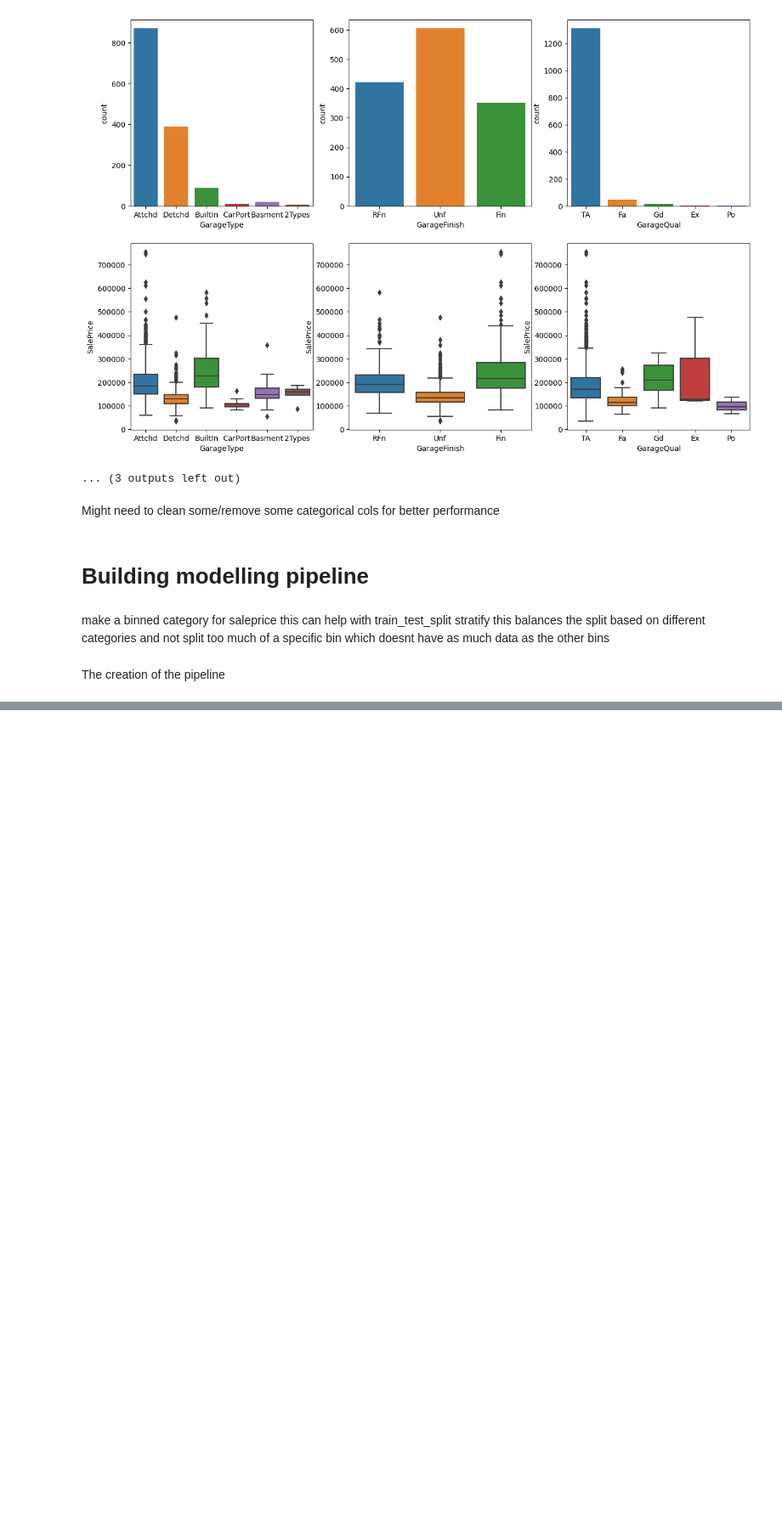
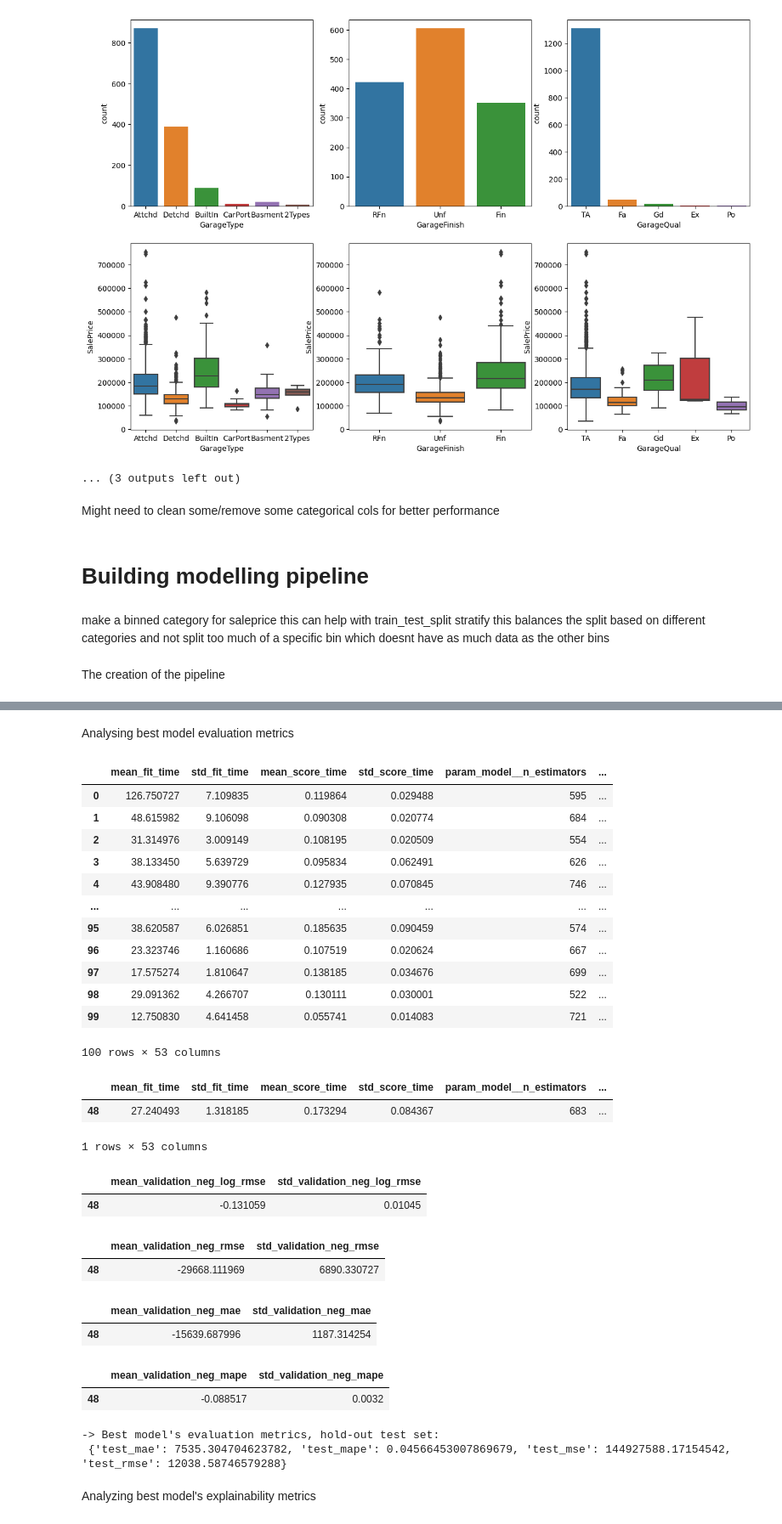
Before and after one commit to jasperjumelet/Kaggle_ML_Competitions, a Jupyter notebook: House Prices - Advanced Regression Techniques/Gradient_boosting_categorical_numerical.ipynb, the cells around one changed output, grey strips where cells are left out. Shown at 85% size. Cells and saved outputs as stored; diff of their text form; code cells hidden in the pictures; blank space fills up the shorter version.

```diff
--- a/House Prices - Advanced Regression Techniques/Gradient_boosting_categorical_numerical.ipynb
+++ b/House Prices - Advanced Regression Techniques/Gradient_boosting_categorical_numerical.ipynb
@@ -359,0 +390,2 @@ print(f"\n-> Best Pipeline found in RandomSearchCV hyperparameter optimizer:\n {
+# %% [markdown]
+Analysing best model evaluation metrics
@@ -359,0 +397,66 @@ print(f"\n-> Best Pipeline found in RandomSearchCV hyperparameter optimizer:\n {
+# %%
+display(df_results)
+# %% [output]
+|  | mean_fit_time | std_fit_time | mean_score_time | std_score_time | param_model__n_estimators | ... |
+| 0 | 126.750727 | 7.109835 | 0.119864 | 0.029488 | 595 | ... |
+| 1 | 48.615982 | 9.106098 | 0.090308 | 0.020774 | 684 | ... |
+| 2 | 31.314976 | 3.009149 | 0.108195 | 0.020509 | 554 | ... |
+| 3 | 38.133450 | 5.639729 | 0.095834 | 0.062491 | 626 | ... |
+| 4 | 43.908480 | 9.390776 | 0.127935 | 0.070845 | 746 | ... |
+| ... | ... | ... | ... | ... | ... | ... |
+| 95 | 38.620587 | 6.026851 | 0.185635 | 0.090459 | 574 | ... |
+| 96 | 23.323746 | 1.160686 | 0.107519 | 0.020624 | 667 | ... |
+| 97 | 17.575274 | 1.810647 | 0.138185 | 0.034676 | 699 | ... |
+| 98 | 29.091362 | 4.266707 | 0.130111 | 0.030001 | 522 | ... |
+| 99 | 12.750830 | 4.641458 | 0.055741 | 0.014083 | 721 | ... |
+100 rows × 53 columns
+# %%
+# Visualizing all results from best model found
+df_results[df_results.index == best_model_pipe.best_index_]
+# %% [output]
+|  | mean_fit_time | std_fit_time | mean_score_time | std_score_time | param_model__n_estimators | ... |
+| 48 | 27.240493 | 1.318185 | 0.173294 | 0.084367 | 683 | ... |
+1 rows × 53 columns
+# %%
+# Visualizing validation sets mean and standard deviation for 'log_rmse' metric, best model found
+df_results[df_results.index == best_model_pipe.best_index_][['mean_validation_neg_log_rmse',
+                                                             'std_validation_neg_log_rmse']]
+# %% [output]
+|  | mean_validation_neg_log_rmse | std_validation_neg_log_rmse |
+| 48 | -0.131059 | 0.01045 |
+# %%
+# Visualizing validation sets mean and standard deviation for 'neg_rmse' metric, best model found
+df_results[df_results.index == best_model_pipe.best_index_][['mean_validation_neg_rmse',
+                                                             'std_validation_neg_rmse']]
+# %% [output]
+|  | mean_validation_neg_rmse | std_validation_neg_rmse |
+| 48 | -29668.111969 | 6890.330727 |
+# %%
+# Visualizing validation sets mean and standard deviation for 'neg_mae' metric, best model found
+df_results[df_results.index == best_model_pipe.best_index_][['mean_validation_neg_mae',
+                                                             'std_validation_neg_mae']]
+# %% [output]
+|  | mean_validation_neg_mae | std_validation_neg_mae |
+| 48 | -15639.687996 | 1187.314254 |
+# %%
+# Visualizing validation sets mean and standard deviation for 'neg_mape' metric, best model found
+df_results[df_results.index == best_model_pipe.best_index_][['mean_validation_neg_mape',
+                                                             'std_validation_neg_mape']]
+# %% [output]
+|  | mean_validation_neg_mape | std_validation_neg_mape |
+| 48 | -0.088517 | 0.0032 |
+# %%
+# Evaluating model results in the hold-out test set
+test_predictions = best_model_pipe.predict(X_test)
+
+test_metrics_dict = {'test_mae': mean_absolute_error(y_test, test_predictions),
+                     'test_mape': mean_absolute_percentage_error(y_test, test_predictions),
+                     'test_mse': mean_squared_error(y_test, test_predictions),
+                     'test_rmse': np.sqrt(mean_squared_error(y_test, test_predictions))}
+
+print(f"-> Best model's evaluation metrics, hold-out test set:\n {test_metrics_dict}")
+# %% [output]
+-> Best model's evaluation metrics, hold-out test set:
+ {'test_mae': 7535.304704623782, 'test_mape': 0.04566453007869679, 'test_mse': 144927588.17154542, 'test_rmse': 12038.58746579288}
+# %% [markdown]
+Analyzing best model's explainability metrics
```
Also changed, not shown: parts of 15 cells of this notebook.
